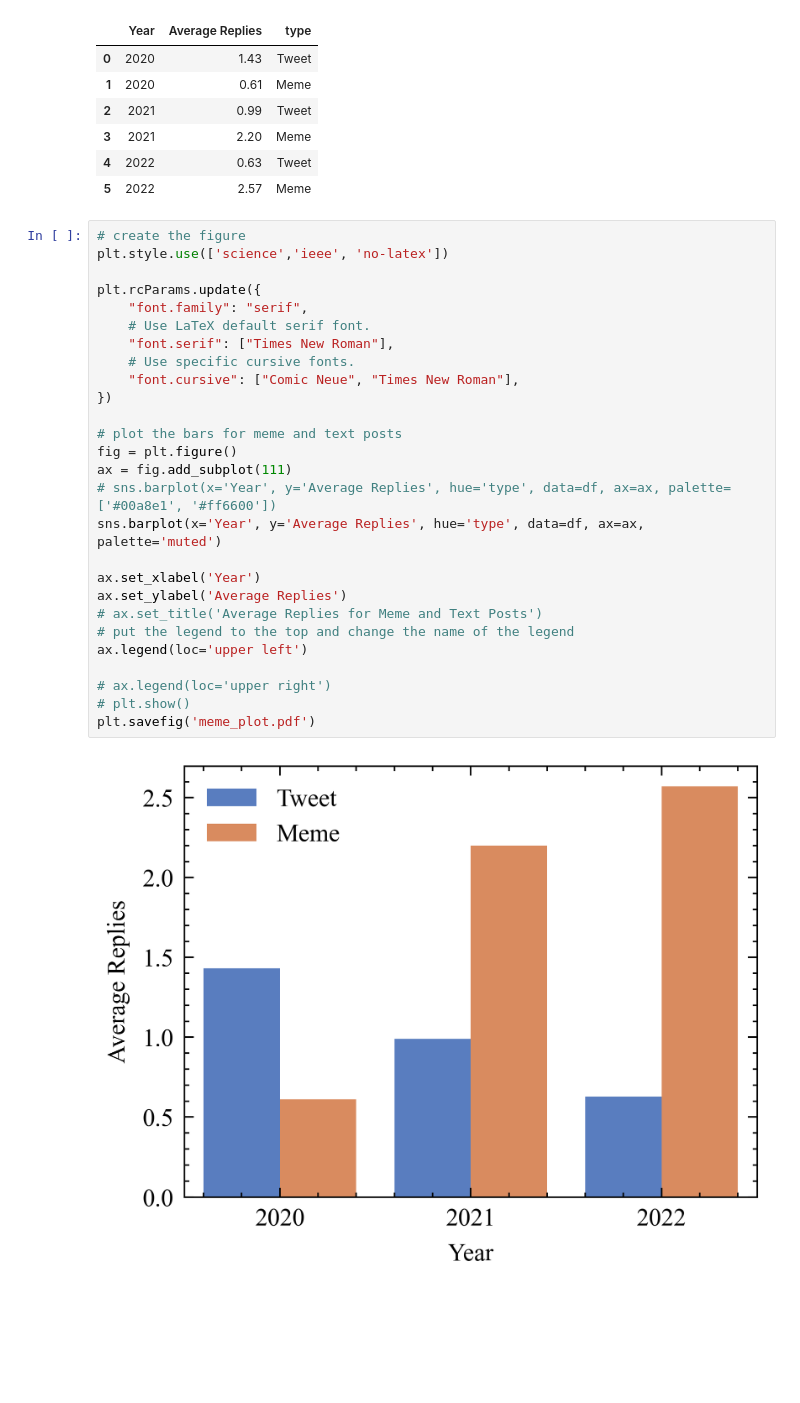
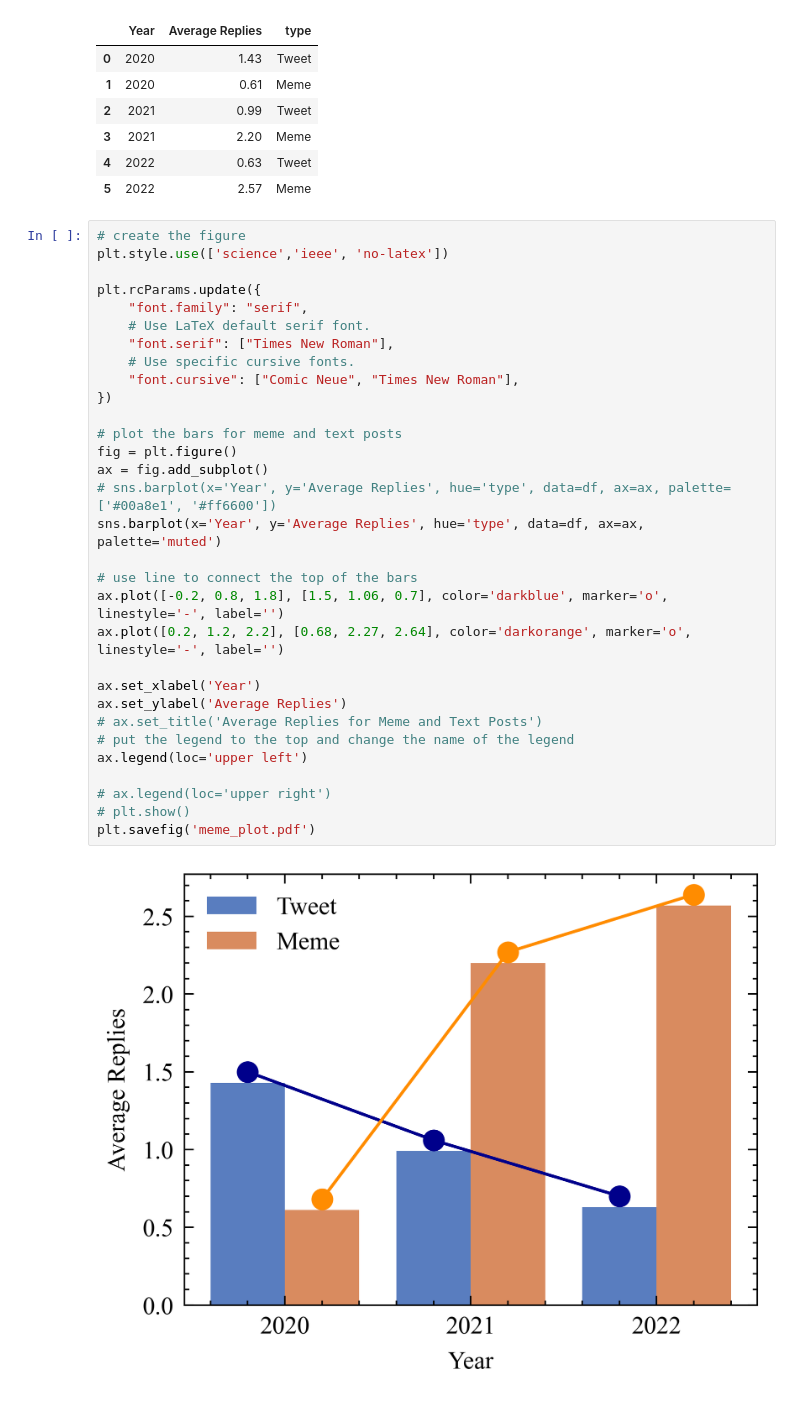
Before and after one commit to keyanUB/meme_models, a Jupyter notebook: meme_plot.ipynb, the cells around one changed output. Drawn from its saved outputs; the diff is of its cells as text; blank space fills up the shorter version.

```diff
--- a/meme_plot.ipynb
+++ b/meme_plot.ipynb
@@ -31,29 +31,33 @@ df
 # %%
 # create the figure
 plt.style.use(['science','ieee', 'no-latex'])
 
 plt.rcParams.update({
     "font.family": "serif",
     # Use LaTeX default serif font.
     "font.serif": ["Times New Roman"],
     # Use specific cursive fonts.
     "font.cursive": ["Comic Neue", "Times New Roman"],
 })
 
 # plot the bars for meme and text posts
 fig = plt.figure()
-ax = fig.add_subplot(111)
+ax = fig.add_subplot()
 # sns.barplot(x='Year', y='Average Replies', hue='type', data=df, ax=ax, palette=['#00a8e1', '#ff6600'])
 sns.barplot(x='Year', y='Average Replies', hue='type', data=df, ax=ax, palette='muted')
+
+# use line to connect the top of the bars
+ax.plot([-0.2, 0.8, 1.8], [1.5, 1.06, 0.7], color='darkblue', marker='o', linestyle='-', label='')
+ax.plot([0.2, 1.2, 2.2], [0.68, 2.27, 2.64], color='darkorange', marker='o', linestyle='-', label='')
 
 ax.set_xlabel('Year')
 ax.set_ylabel('Average Replies')
 # ax.set_title('Average Replies for Meme and Text Posts')
 # put the legend to the top and change the name of the legend
 ax.legend(loc='upper left')
 
 # ax.legend(loc='upper right')
 # plt.show()
 plt.savefig('meme_plot.pdf')
 # %% [output]
-[figure, old version]
+[figure, new version]
```
Also changed, not shown: 3 other files.
